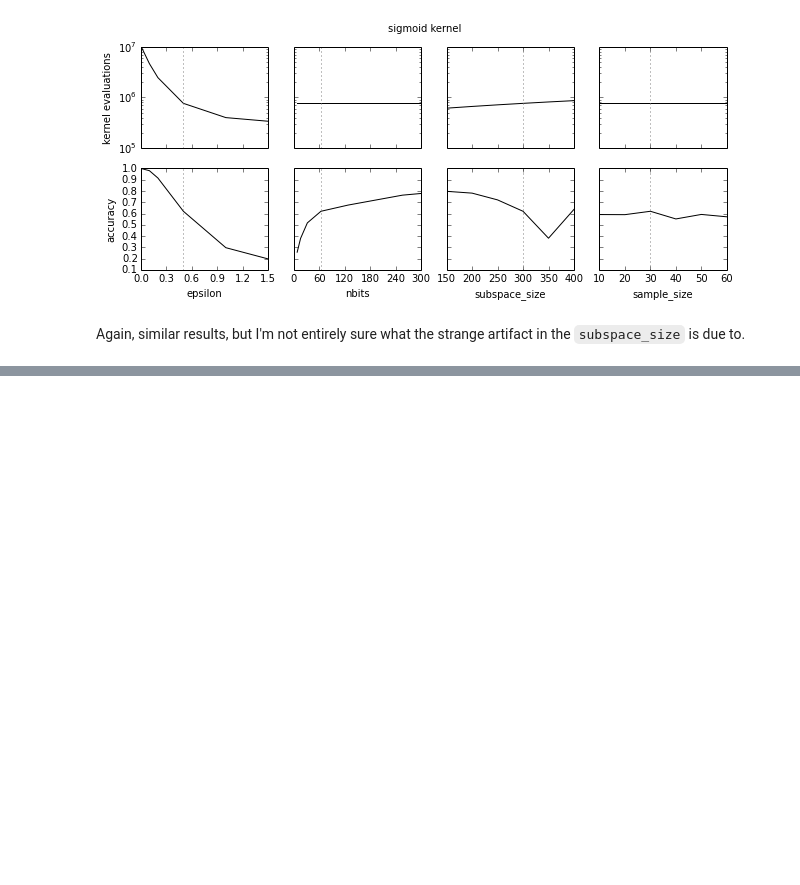
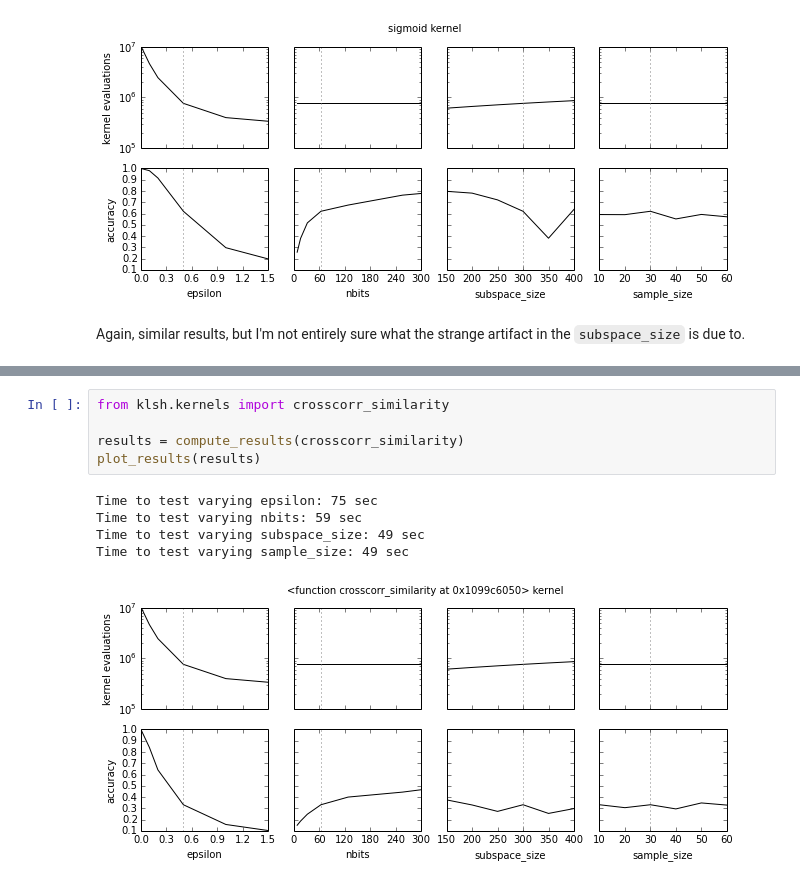
Before and after one commit to jakevdp/klsh, a Jupyter notebook: benchmarks/kernel_benchmarks.ipynb, the cells around one changed output, grey strips where cells are left out. Saved outputs shown, nothing was run; the diff lists cells and outputs as text; blank space fills up the shorter version.

```diff
--- a/benchmarks/kernel_benchmarks.ipynb
+++ b/benchmarks/kernel_benchmarks.ipynb
@@ -190,0 +201,11 @@ Again, similar results, but I'm not entirely sure what the strange artifact in t
+# %%
+from klsh.kernels import crosscorr_similarity
+
+results = compute_results(crosscorr_similarity)
+plot_results(results)
+# %% [output]
+Time to test varying epsilon: 75 sec
+Time to test varying nbits: 59 sec
+Time to test varying subspace_size: 49 sec
+Time to test varying sample_size: 49 sec
+[figure, added]
```
Also changed, not shown: parts of 8 cells of this notebook, 4 other files.
